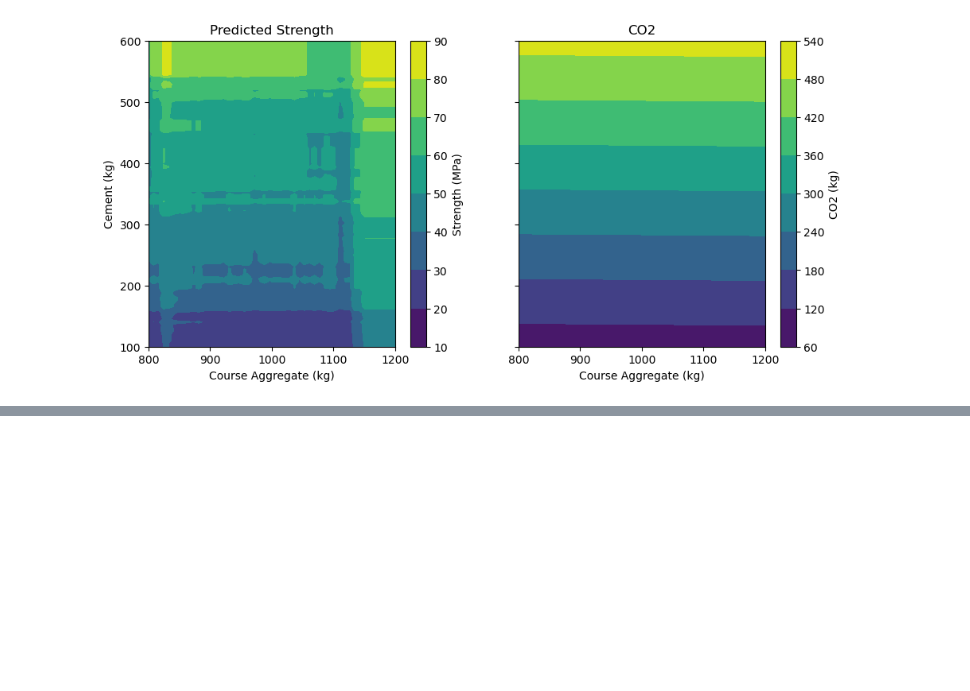
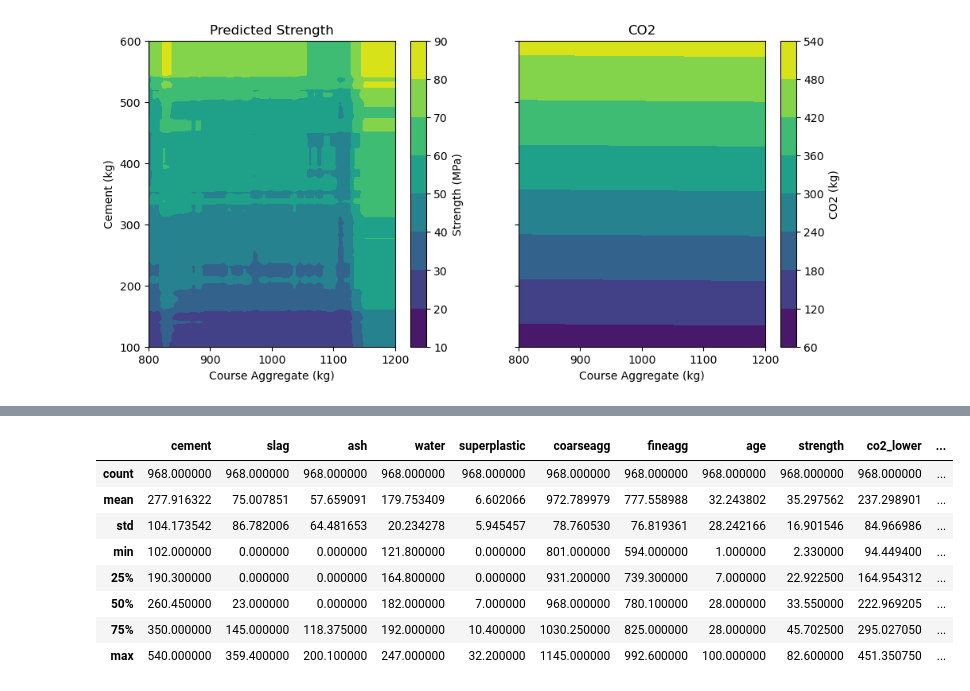
Before and after one commit to genserk/Concrete, a Jupyter notebook: Strength_and_CO2_plotter.ipynb, the cells around one changed output, grey strips where cells are left out. Cells and saved outputs as stored; diff of their text form; code cells hidden in the pictures; blank space fills up the shorter version.

```diff
--- a/Strength_and_CO2_plotter.ipynb
+++ b/Strength_and_CO2_plotter.ipynb
@@ -104 +154,13 @@ plt.show()
+# %%
+concrete.describe()
+# %% [output]
+|  | cement | slag | ash | water | superplastic | coarseagg | fineagg | age | strength | co2_lower | ... |
+| count | 968.000000 | 968.000000 | 968.000000 | 968.000000 | 968.000000 | 968.000000 | 968.000000 | 968.000000 | 968.000000 | 968.000000 | ... |
+| mean | 277.916322 | 75.007851 | 57.659091 | 179.753409 | 6.602066 | 972.789979 | 777.558988 | 32.243802 | 35.297562 | 237.298901 | ... |
+| std | 104.173542 | 86.782006 | 64.481653 | 20.234278 | 5.945457 | 78.760530 | 76.819361 | 28.242166 | 16.901546 | 84.966986 | ... |
+| min | 102.000000 | 0.000000 | 0.000000 | 121.800000 | 0.000000 | 801.000000 | 594.000000 | 1.000000 | 2.330000 | 94.449400 | ... |
+| 25% | 190.300000 | 0.000000 | 0.000000 | 164.800000 | 0.000000 | 931.200000 | 739.300000 | 7.000000 | 22.922500 | 164.954312 | ... |
+| 50% | 260.450000 | 23.000000 | 0.000000 | 182.000000 | 7.000000 | 968.000000 | 780.100000 | 28.000000 | 33.550000 | 222.969205 | ... |
+| 75% | 350.000000 | 145.000000 | 118.375000 | 192.000000 | 10.400000 | 1030.250000 | 825.000000 | 28.000000 | 45.702500 | 295.027050 | ... |
+| max | 540.000000 | 359.400000 | 200.100000 | 247.000000 | 32.200000 | 1145.000000 | 992.600000 | 100.000000 | 82.600000 | 451.350750 | ... |
 # %%
```
Also changed, not shown: parts of 5 cells of this notebook, 1 other file.
